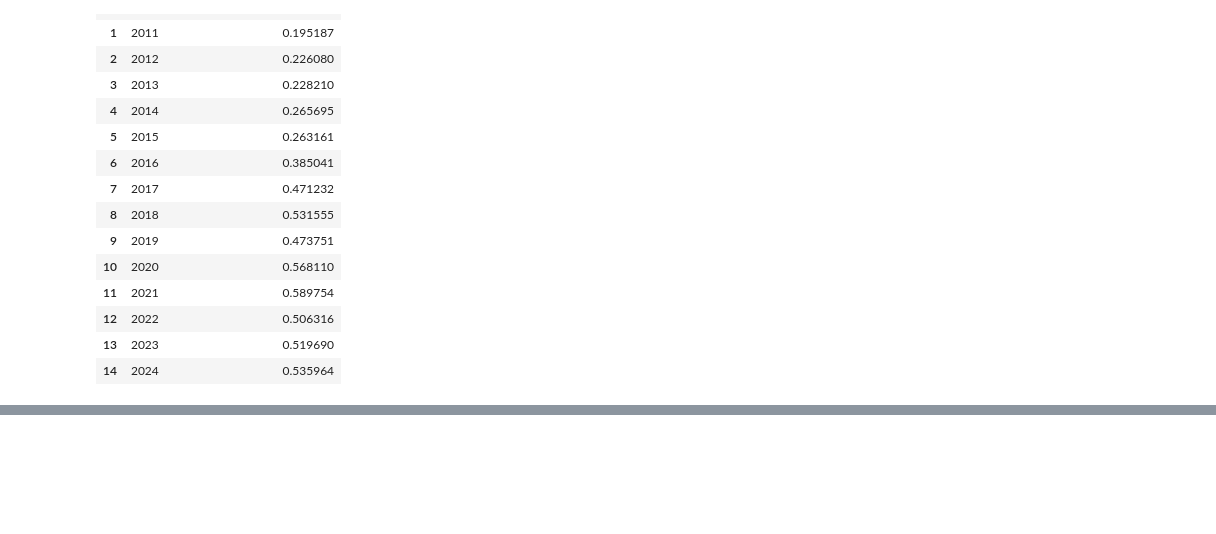
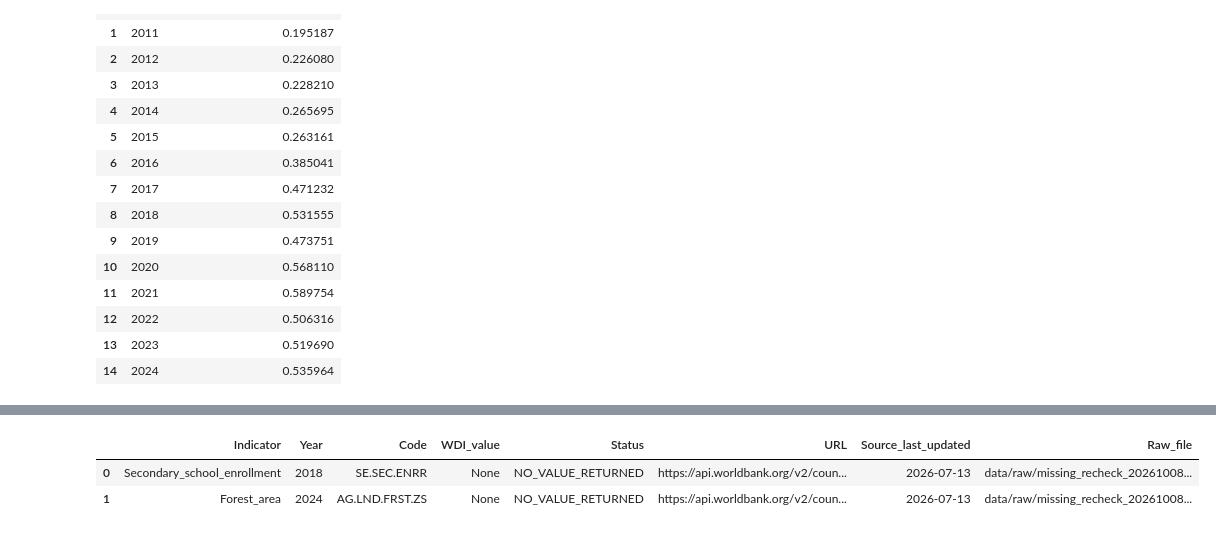
Before and after one commit to rbhdsks/HS-Statistical-Inference-Assignment-2026, a Jupyter notebook: notebooks/01_data_download_and_quality.ipynb, the cells around one changed output, grey strips where cells are left out. Drawn from its saved outputs; the diff is of its cells as text; code cells hidden in the pictures; blank space fills up the shorter version.

```diff
--- a/notebooks/01_data_download_and_quality.ipynb
+++ b/notebooks/01_data_download_and_quality.ipynb
@@ -411,0 +641,84 @@ Available CO2 observations: 15 / 15
+# %%
+targets = [
+    ("Secondary_school_enrollment", "SE.SEC.ENRR", 2018),
+    ("Forest_area", "AG.LND.FRST.ZS", 2024),
+]
+
+check_id = datetime.now(timezone.utc).strftime("%Y%m%dT%H%M%S%fZ")
+check_dir = ROOT / "data" / "raw" / f"missing_recheck_{check_id}"
+check_dir.mkdir(parents=True, exist_ok=True)
+
+check_rows = []
+
+for column, code, year in targets:
+    print(f"\nInvestigating: {column}, {year}")
+
+    # Missing year aur uske neighboring observations.
+    display(
+        nepal_working.loc[
+            nepal_working["Year"].between(year - 1, year + 1),
+            ["Year", column],
+        ]
+    )
+
+    response = requests.get(
+        f"https://api.worldbank.org/v2/country/NPL/indicator/{code}",
+        params={
+            "source": 2,
+            "date": str(year),
+            "format": "json",
+            "per_page": 100,
+        },
+        timeout=60,
+    )
+
+    # Error response bhi preserve hogi.
+    raw_file = check_dir / f"{code}_{year}.json"
+    raw_file.write_bytes(response.content)
+
+    response.raise_for_status()
+    payload = response.json()
+
+    if not (
+        isinstance(payload, list)
+        and len(payload) == 2
+        and isinstance(payload[0], dict)
+        and isinstance(payload[1], (list, type(None)))
+    ):
+        raise ValueError(f"Unexpected API response: {payload}")
+
+    records = payload[1] or []
+
+    if len(records) > 1 or any(
+        int(row["date"]) != year
+        or row["countryiso3code"] != "NPL"
+        or row["indicator"]["id"] != code
+        for row in records
+    ):
+        raise ValueError("Response does not match the requested observation.")
+
+    value = records[0]["value"] if records else None
+
+    check_rows.append({
+        "Indicator": column,
+        "Year": year,
+        "Code": code,
+        "WDI_value": value,
+        "Status": (
+            "VALUE_AVAILABLE" if value is not None
+            else "NO_VALUE_RETURNED"
+        ),
+        "URL": response.url,
+        "Source_last_updated": payload[0].get("lastupdated"),
+        "Raw_file": str(raw_file.relative_to(ROOT)),
+    })
+
+missing_recheck = pd.DataFrame(check_rows)
+
+missing_recheck.to_csv(
+    ROOT / "results" / "tables" / f"missing_recheck_{check_id}.csv",
+    index=False,
+)
+
+display(missing_recheck)
+# %% [output]
@@ -411,0 +734,3 @@ Available CO2 observations: 15 / 15
+|  | Indicator | Year | Code | WDI_value | Status | URL | Source_last_updated | Raw_file |
+| 0 | Secondary_school_enrollment | 2018 | SE.SEC.ENRR | None | NO_VALUE_RETURNED | https://api.worldbank.org/v2/coun... | 2026-07-13 | data/raw/missing_recheck_20261008... |
+| 1 | Forest_area | 2024 | AG.LND.FRST.ZS | None | NO_VALUE_RETURNED | https://api.worldbank.org/v2/coun... | 2026-07-13 | data/raw/missing_recheck_20261008... |
```
Also changed, not shown: parts of 17 cells of this notebook, 16 other files.
